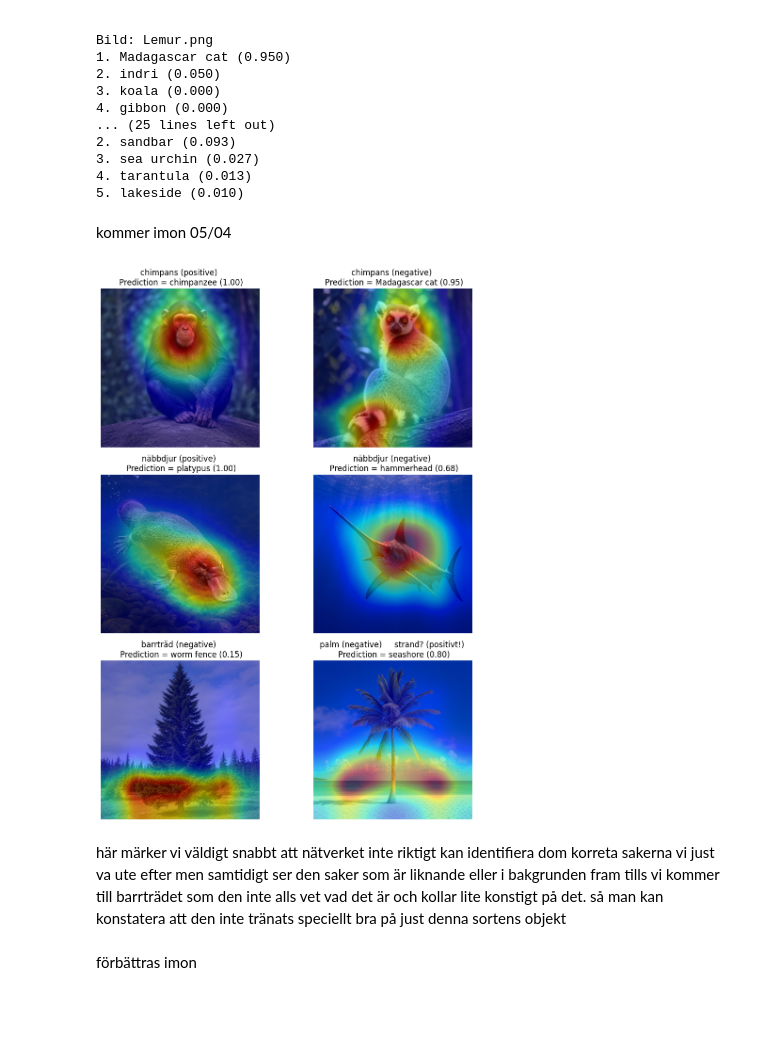
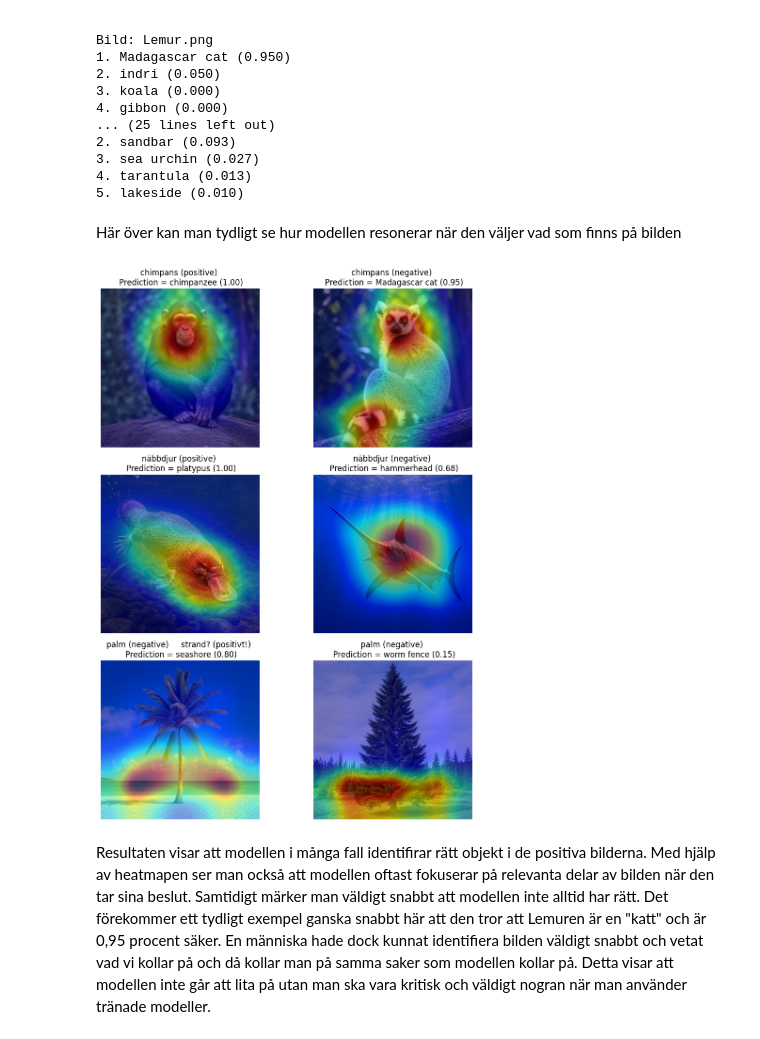
Before and after one commit to zebastia-n/ML, a Jupyter notebook: Labb2_bild/labb2.ipynb, the cells around one changed output. Saved outputs shown, nothing was run; the diff lists cells and outputs as text; code cells hidden in the pictures; blank space fills up the shorter version.

```diff
--- a/Labb2_bild/labb2.ipynb
+++ b/Labb2_bild/labb2.ipynb
@@ -74,8 +75,8 @@ Bild: Lemur.png
 3. sea urchin (0.027)
 4. tarantula (0.013)
 5. lakeside (0.010)
-# %% [markdown]
-kommer imon 05/04
+# %% [markdown]
+Här över kan man tydligt se hur modellen resonerar när den väljer vad som finns på bilden
 # %%
 picturs = [
     ("chimpans.png", "chimpans", "positive"),
@@ -84,42 +85,44 @@ picturs = [
     ("nebbdjur.png", "näbbdjur", "positive"),
     ("sverd_haj.png", "näbbdjur", "negative"),
 
-    ("Barr_tred.png", "barrträd", "negative"),
     ("palm.png", "palm", "negative)     strand? (positivt!"),
+    ("Barr_tred.png", "palm", "negative"),
 ]
 
-idx_to_label = weights.meta["categories"]
+idex_to_label = weights.meta["categories"]
 
 fig, axes = plt.subplots(3, 2, figsize=(10, 12))
 axes = axes.flatten()
 
 for ax, (file, name, label_type) in zip(axes, picturs):
     img = decode_image(file)
 
     out = model(preprocess(img).unsqueeze(0))
 
     probability = torch.softmax(out, dim=1)
     predictions_index = probability.argmax(dim=1).item()
-    predictions_name = idx_to_label[predictions_index]
+    predictions_name = idex_to_label[predictions_index]
     confidence = probability[0, predictions_index].item()
 
     activation_map = cam_extractor(predictions_index, out)
 
     result = overlay_mask(
         to_pil_image(img),
         to_pil_image(activation_map[0].squeeze(0), mode='F'),
         alpha=0.5
     )
 
     ax.imshow(result)
     ax.set_title(f"{name} ({label_type}) \n Prediction = {predictions_name} ({confidence:.2f})")
     ax.axis("off")
 
 plt.tight_layout()
 plt.show()
 # %% [output]
-[figure, old version]
+[figure, new version]
 # %% [markdown]
-här märker vi väldigt snabbt att nätverket inte riktigt kan identifiera dom korreta sakerna vi just va ute efter men samtidigt ser den saker som är liknande eller i bakgrunden fram tills vi kommer till barrträdet som den inte alls vet vad det är och kollar lite konstigt på det. så man kan konstatera att den inte tränats speciellt bra på just denna sortens objekt
+Resultaten visar att modellen i många fall identifirar rätt objekt i de positiva bilderna.
+Med hjälp av heatmapen ser man också att modellen oftast fokuserar på relevanta delar av bilden när den tar sina beslut.
+Samtidigt märker man väldigt snabbt att modellen inte alltid har rätt. Det förekommer ett tydligt exempel ganska snabbt här att den tror att Lemuren är en "katt" och är 0,95 procent säker.
+En människa hade dock kunnat identifiera bilden väldigt snabbt och vetat vad vi kollar på och då kollar man på samma saker som modellen kollar på.
+Detta visar att modellen inte går att lita på utan man ska vara kritisk och väldigt nogran när man använder tränade modeller.
-# %% [markdown]
-förbättras imon
```
Also changed, not shown: parts of 2 cells of this notebook.
